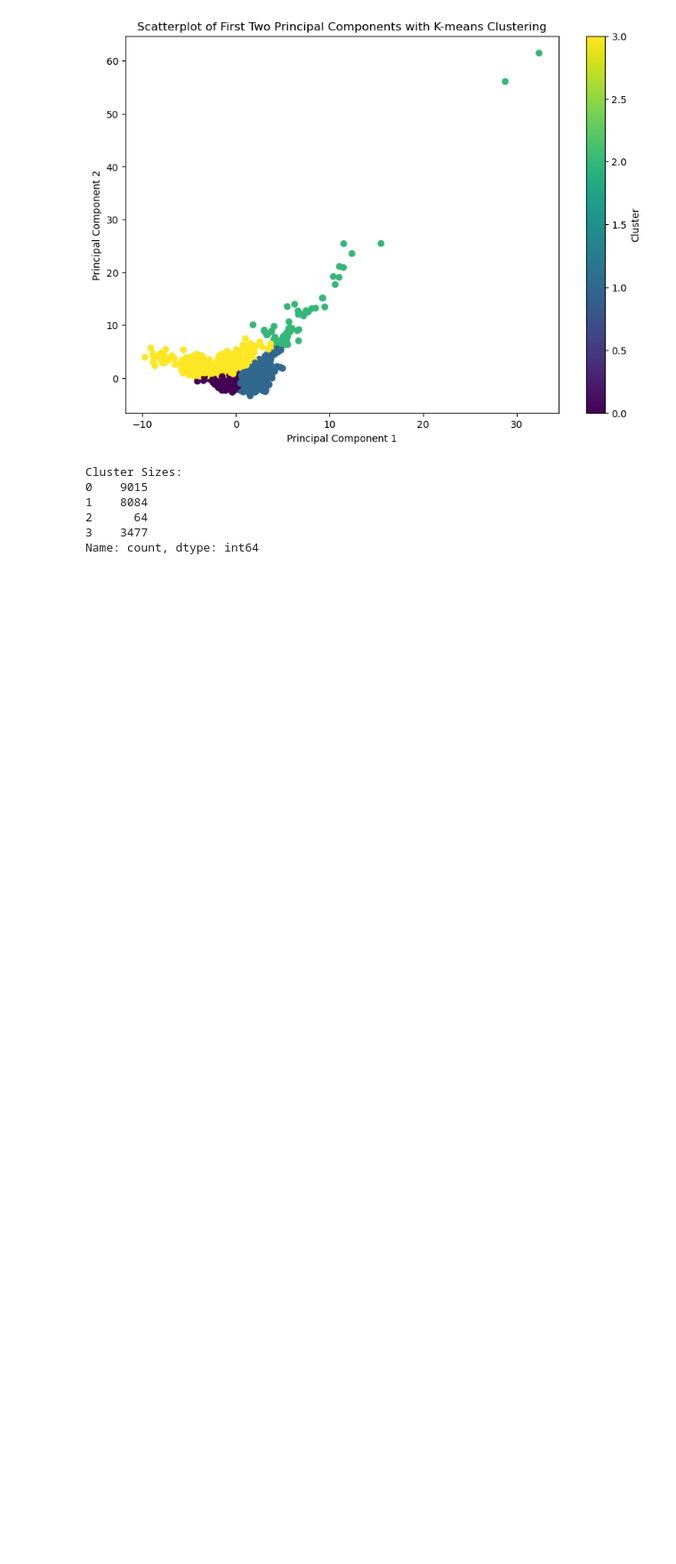
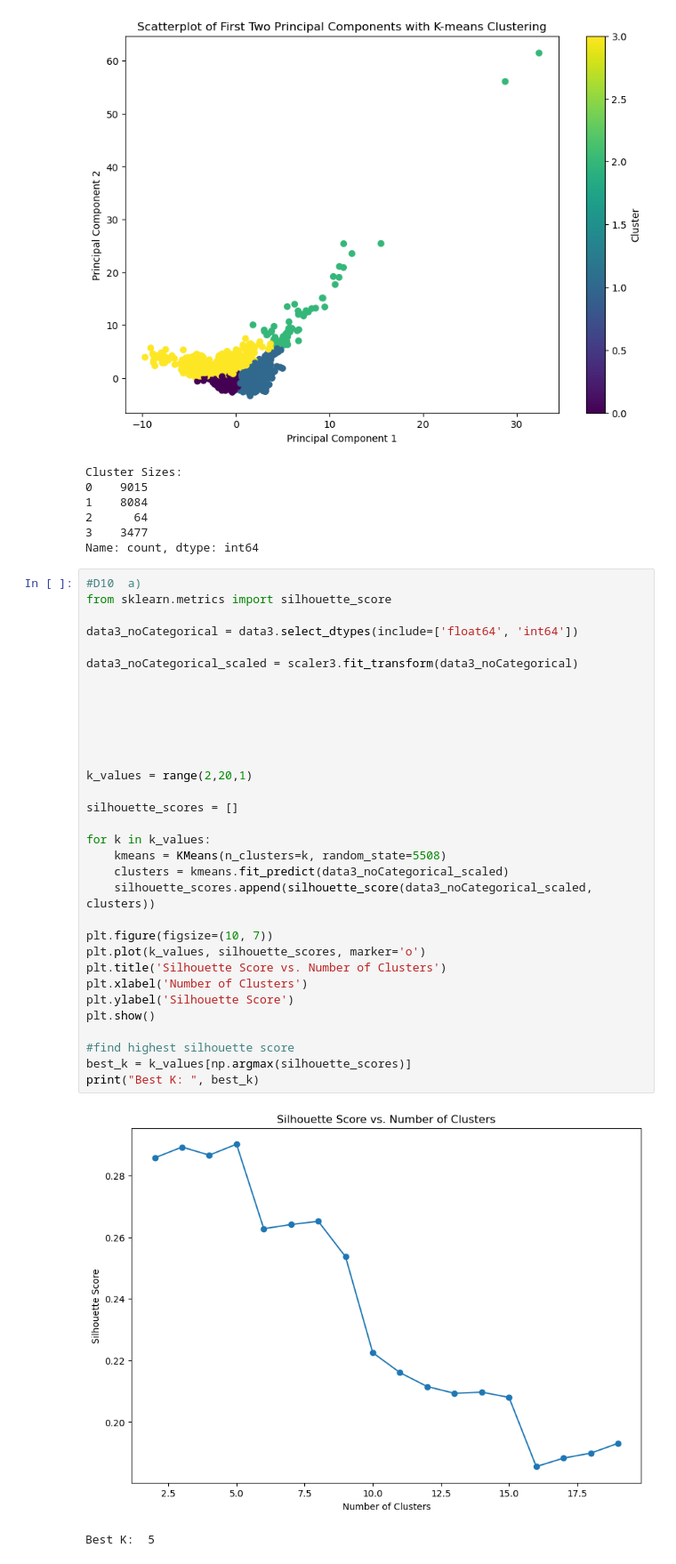
Before and after one commit to AbhinavDevelops/Analysis-on-the-Californinan-Housing-market, a Jupyter notebook: assign3_23082057.ipynb, the cells around one changed output. Shown at 89% size. Saved outputs shown, nothing was run; the diff lists cells and outputs as text; blank space fills up the shorter version.

Commit message:
finished pca + clustering analysis

```diff
--- a/assign3_23082057.ipynb
+++ b/assign3_23082057.ipynb
@@ -836,3 +836,38 @@ Cluster Sizes:
 2      64
 3    3477
 Name: count, dtype: int64
+# %%
+#D10  a)
+from sklearn.metrics import silhouette_score
+
+data3_noCategorical = data3.select_dtypes(include=['float64', 'int64'])
+
+data3_noCategorical_scaled = scaler3.fit_transform(data3_noCategorical)
+
+
+
+
+
+
+k_values = range(2,20,1)
+
+silhouette_scores = []
+
+for k in k_values:
+    kmeans = KMeans(n_clusters=k, random_state=5508)
+    clusters = kmeans.fit_predict(data3_noCategorical_scaled)
+    silhouette_scores.append(silhouette_score(data3_noCategorical_scaled, clusters))
+
+plt.figure(figsize=(10, 7))
+plt.plot(k_values, silhouette_scores, marker='o')
+plt.title('Silhouette Score vs. Number of Clusters')
+plt.xlabel('Number of Clusters')
+plt.ylabel('Silhouette Score')
+plt.show()
+
+#find highest silhouette score
+best_k = k_values[np.argmax(silhouette_scores)]
+print("Best K: ", best_k)
+# %% [output]
+[figure, added]
+Best K:  5
```
Also changed, not shown: parts of 1 cell of this notebook.
